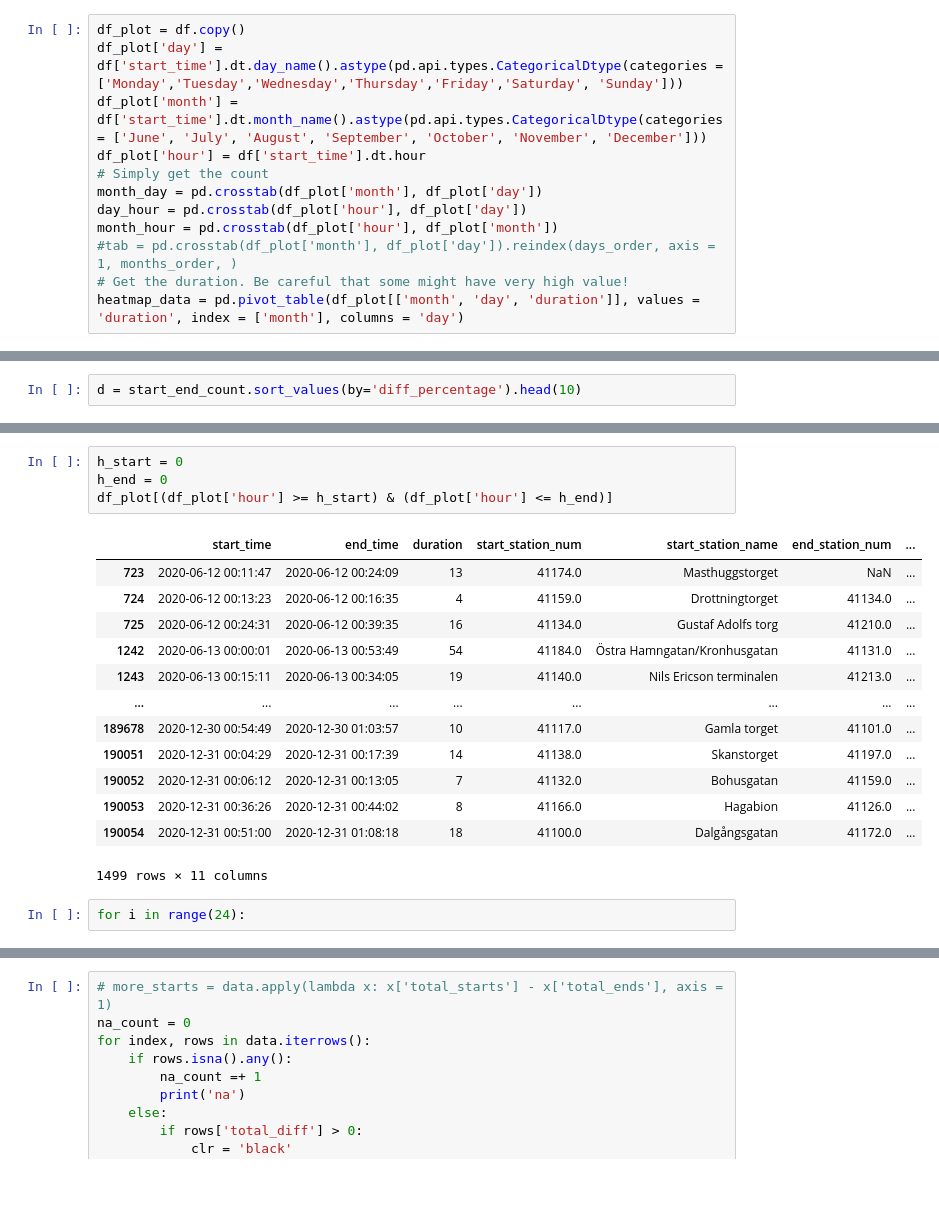
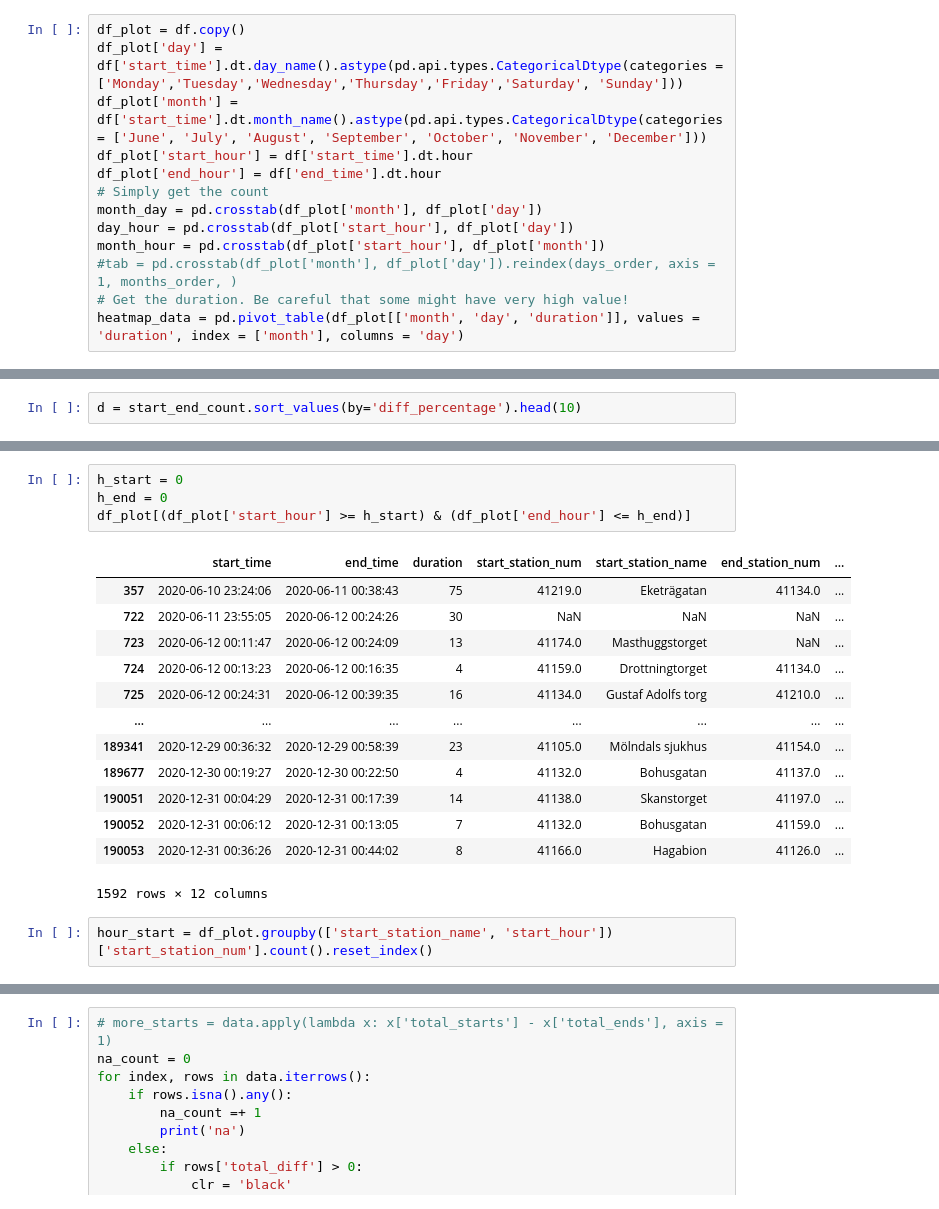
Before and after one commit to flowton/bike-rental, a Jupyter notebook: bike-rental-gbg.ipynb, the cells around one changed output, grey strips where cells are left out. Cells and saved outputs as stored; diff of their text form.

```diff
--- a/bike-rental-gbg.ipynb
+++ b/bike-rental-gbg.ipynb
@@ -229,11 +229,12 @@ df.groupby(df['start_time'].dt.month_name()).count().reindex(months_order)
 df_plot = df.copy()
 df_plot['day'] = df['start_time'].dt.day_name().astype(pd.api.types.CategoricalDtype(categories = ['Monday','Tuesday','Wednesday','Thursday','Friday','Saturday', 'Sunday']))
 df_plot['month'] = df['start_time'].dt.month_name().astype(pd.api.types.CategoricalDtype(categories = ['June', 'July', 'August', 'September', 'October', 'November', 'December']))
-df_plot['hour'] = df['start_time'].dt.hour
+df_plot['start_hour'] = df['start_time'].dt.hour
+df_plot['end_hour'] = df['end_time'].dt.hour
 # Simply get the count
 month_day = pd.crosstab(df_plot['month'], df_plot['day'])
-day_hour = pd.crosstab(df_plot['hour'], df_plot['day'])
-month_hour = pd.crosstab(df_plot['hour'], df_plot['month'])
+day_hour = pd.crosstab(df_plot['start_hour'], df_plot['day'])
+month_hour = pd.crosstab(df_plot['start_hour'], df_plot['month'])
 #tab = pd.crosstab(df_plot['month'], df_plot['day']).reindex(days_order, axis = 1, months_order, )
 # Get the duration. Be careful that some might have very high value!
 heatmap_data = pd.pivot_table(df_plot[['month', 'day', 'duration']], values = 'duration', index = ['month'], columns = 'day')
@@ -485,20 +472,20 @@ na
 # %%
 h_start = 0
 h_end = 0
-df_plot[(df_plot['hour'] >= h_start) & (df_plot['hour'] <= h_end)]
+df_plot[(df_plot['start_hour'] >= h_start) & (df_plot['end_hour'] <= h_end)]
 # %% [output]
 |  | start_time | end_time | duration | start_station_num | start_station_name | end_station_num | ... |
+| 357 | 2020-06-10 23:24:06 | 2020-06-11 00:38:43 | 75 | 41219.0 | Eketrägatan | 41134.0 | ... |
+| 722 | 2020-06-11 23:55:05 | 2020-06-12 00:24:26 | 30 | NaN | NaN | NaN | ... |
 | 723 | 2020-06-12 00:11:47 | 2020-06-12 00:24:09 | 13 | 41174.0 | Masthuggstorget | NaN | ... |
 | 724 | 2020-06-12 00:13:23 | 2020-06-12 00:16:35 | 4 | 41159.0 | Drottningtorget | 41134.0 | ... |
 | 725 | 2020-06-12 00:24:31 | 2020-06-12 00:39:35 | 16 | 41134.0 | Gustaf Adolfs torg | 41210.0 | ... |
-| 1242 | 2020-06-13 00:00:01 | 2020-06-13 00:53:49 | 54 | 41184.0 | Östra Hamngatan/Kronhusgatan | 41131.0 | ... |
-| 1243 | 2020-06-13 00:15:11 | 2020-06-13 00:34:05 | 19 | 41140.0 | Nils Ericson terminalen | 41213.0 | ... |
 | ... | ... | ... | ... | ... | ... | ... | ... |
-| 189678 | 2020-12-30 00:54:49 | 2020-12-30 01:03:57 | 10 | 41117.0 | Gamla torget | 41101.0 | ... |
+| 189341 | 2020-12-29 00:36:32 | 2020-12-29 00:58:39 | 23 | 41105.0 | Mölndals sjukhus | 41154.0 | ... |
+| 189677 | 2020-12-30 00:19:27 | 2020-12-30 00:22:50 | 4 | 41132.0 | Bohusgatan | 41137.0 | ... |
 | 190051 | 2020-12-31 00:04:29 | 2020-12-31 00:17:39 | 14 | 41138.0 | Skanstorget | 41197.0 | ... |
 | 190052 | 2020-12-31 00:06:12 | 2020-12-31 00:13:05 | 7 | 41132.0 | Bohusgatan | 41159.0 | ... |
 | 190053 | 2020-12-31 00:36:26 | 2020-12-31 00:44:02 | 8 | 41166.0 | Hagabion | 41126.0 | ... |
-| 190054 | 2020-12-31 00:51:00 | 2020-12-31 01:08:18 | 18 | 41100.0 | Dalgångsgatan | 41172.0 | ... |
-1499 rows × 11 columns
+1592 rows × 12 columns
-# %%
-for i in range(24):
+# %%
+hour_start = df_plot.groupby(['start_station_name', 'start_hour'])['start_station_num'].count().reset_index()
```
Also changed, not shown: parts of 15 cells of this notebook.
